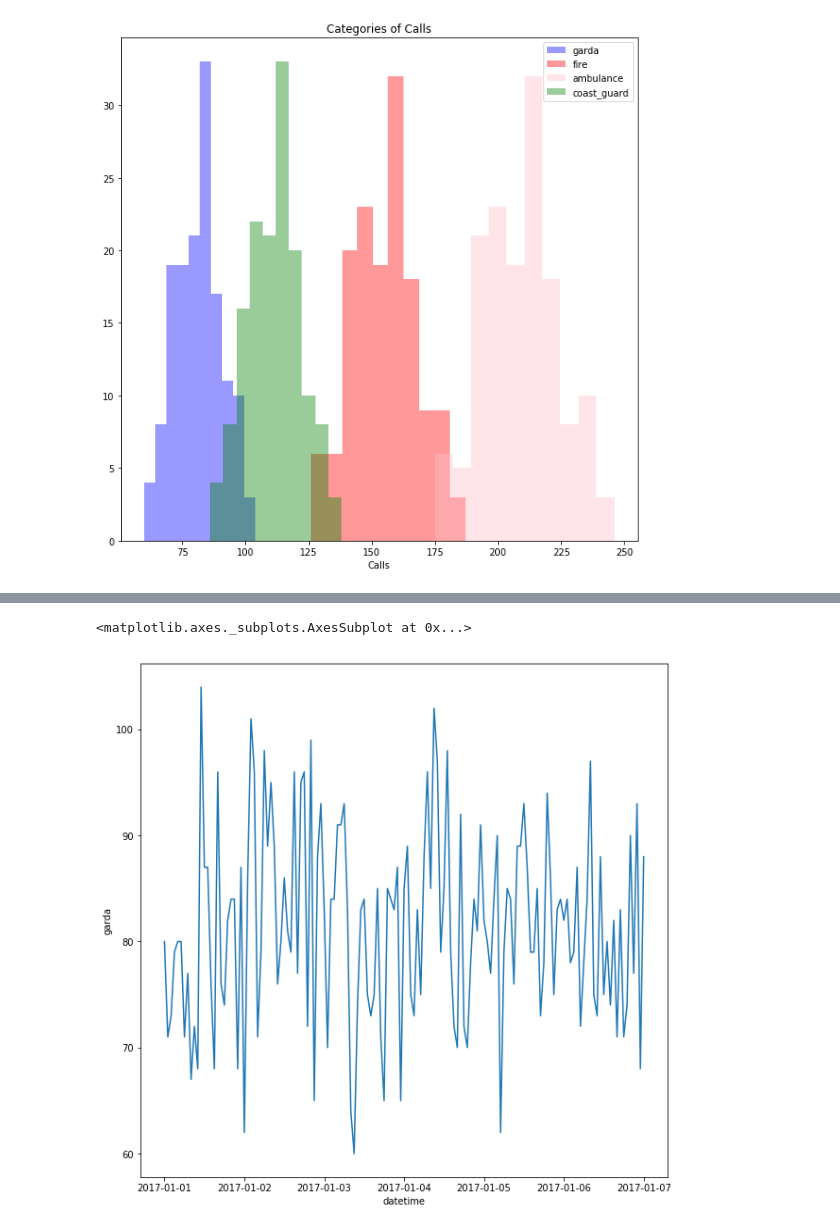
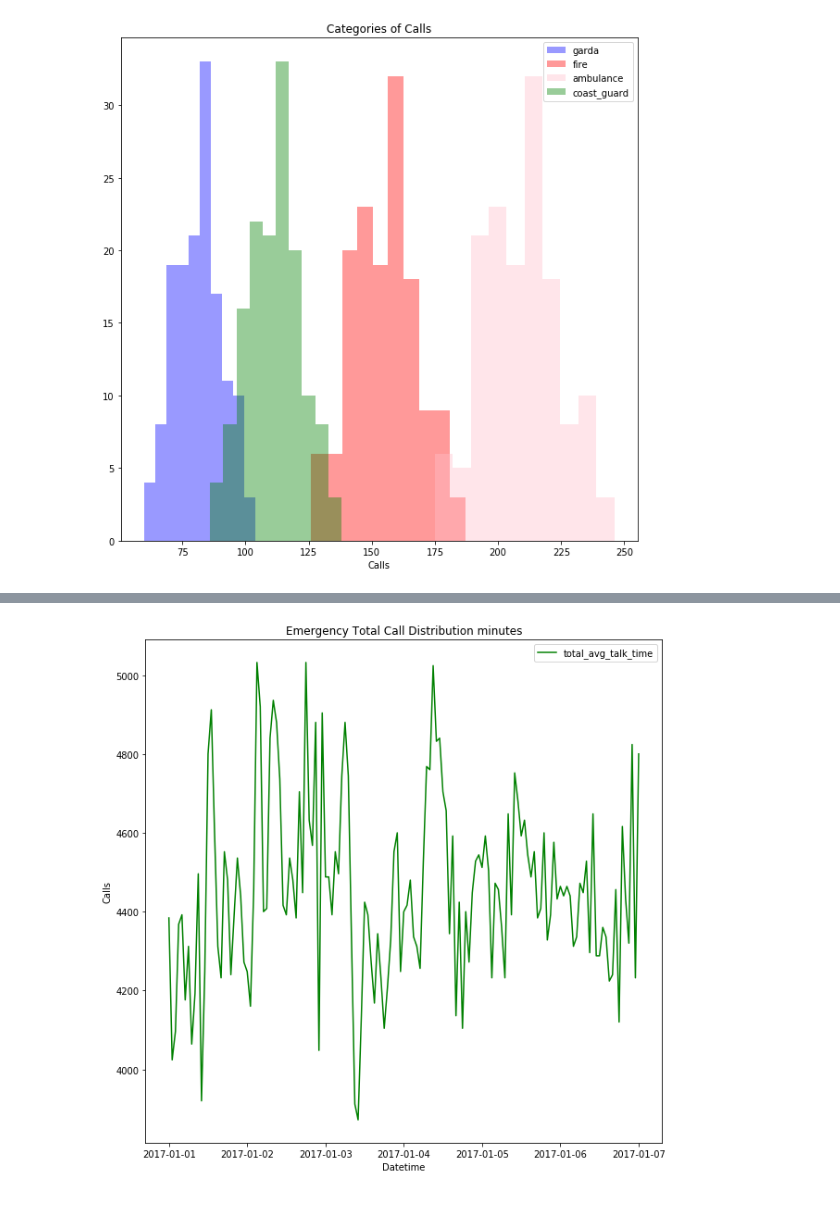
Before and after one commit to moranneil/Programming-For-Data-Analysis-Project-2019, a Jupyter notebook: Programming-For-Data-Analysis-Project-2019.ipynb, the cells around one changed output, grey strips where cells are left out. Drawn from its saved outputs; the diff is of its cells as text; code cells hidden in the pictures.

Commit message:
Added plots to analyse section

```diff
--- a/Programming-For-Data-Analysis-Project-2019.ipynb
+++ b/Programming-For-Data-Analysis-Project-2019.ipynb
@@ -558,6 +584,10 @@ This data matches the histogram peak bin values above.
 # %%
 plt.rcParams['figure.figsize'] = (10, 10)
-sns.lineplot(x="datetime", y="garda", data=ecas)
+sns.lineplot(x="datetime", y="total_avg_talk_time", data=ecas, label = 'total_avg_talk_time' , color='green')
+plt.title("Emergency Total Call Distribution minutes")
+plt.xlabel("Datetime")
+plt.ylabel("Calls")
+plt.legend()
+plt.show()
 # %% [output]
-<matplotlib.axes._subplots.AxesSubplot at 0x...>
-[figure, old version]
+[figure, new version]
```
Also changed, not shown: parts of 16 cells of this notebook.
